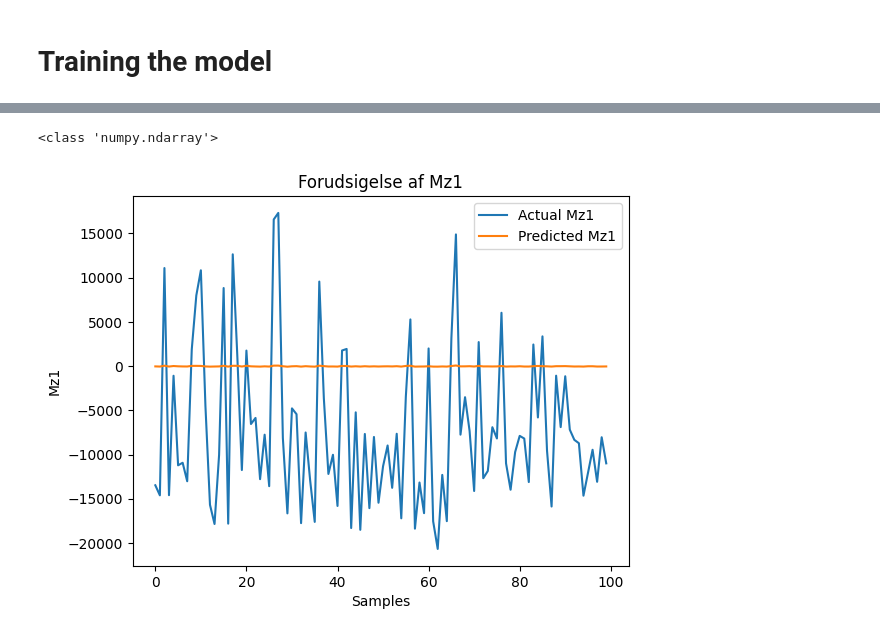
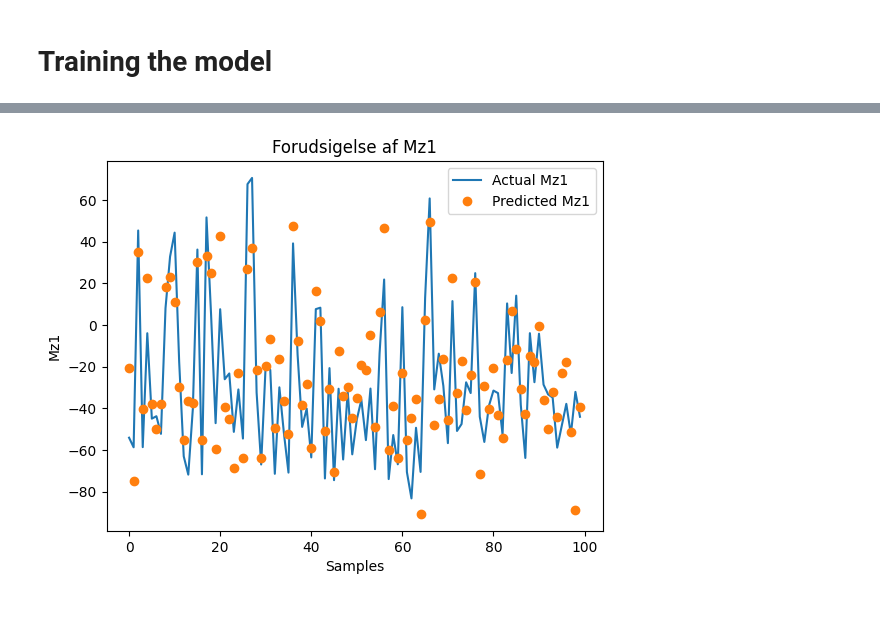
Before and after one commit to hugojjohnson/02456-deep-learning-project, a Jupyter notebook: notebooks/exploration-peter-lstm.ipynb, the cells around one changed output, grey strips where cells are left out. Saved outputs shown, nothing was run; the diff lists cells and outputs as text; code cells hidden in the pictures.

```diff
--- a/notebooks/exploration-peter-lstm.ipynb
+++ b/notebooks/exploration-peter-lstm.ipynb
@@ -93,16 +95,17 @@ print(history)
 # %%
 retrain_model = False
-model_save_path = os.path.join('models', 'peter-lstm-1.h5')
+model_save_path = os.path.join('models', 'peter-lstm-1.keras')
 
 if retrain_model == False and os.path.exists(model_save_path):
     get_custom_objects().update({'RBFLayer': RBFLayer, 'mse': MeanSquaredError})
     model = load_model(model_save_path)
     print("Loaded model from disk")
 else:
-    history = model.fit(X_train, y_train, epochs=1, batch_size=32, validation_split=0.2, verbose=1)
+    history = model.fit(X_train, y_train, epochs=1, batch_size=2048, validation_split=0.2, verbose=1)
     model.save(model_save_path)
-    print("Generated and saved model to .h5 file")
+    print("Generated and saved model to .keras file")
 
+# history = model.fit(X_train, y_train, epochs=1, batch_size=32, validation_split=0.2, verbose=1)
 
 
 # Forudsig output for testdata
@@ -114,6 +117,10 @@ y_pred = scaler_y.inverse_transform(y_pred)
 y_test = scaler_y.inverse_transform(y_test)
 
 # Beregn MSE
-mse = MeanSquaredError(y_test, y_pred)
-print("Mean Squared Error på testdata:", mse)
+mse = tf.keras.losses.MeanSquaredError()
+mse_value = mse(y_test, y_pred).numpy()
+print("Mean Squared Error på testdata:", mse_value)
+
+# mse = MeanSquaredError(y_test, y_pred)
+# print("Mean Squared Error på testdata:", mse)
 # %% [output]
@@ -124,35 +130,35 @@ ValueError: The truth value of an array with more than one element is ambiguous.
 # %%
-print(type(y_pred[:10]))
+# # Mz1
+# # plt.subplot(1, 3, 1)
+# plt.plot(y_test[:, 1][:100], label='Actual Mz1')
+# plt.plot(y_pred[:, 1][:100], label='Predicted Mz1')
+# plt.xlabel('Samples')
+# plt.ylabel('Mz1')
+# plt.legend()
+# plt.title("Forudsigelse af Mz1")
 
-# Mz1
-# plt.subplot(1, 3, 1)
-plt.plot(y_test[:, 1][:100], label='Actual Mz1')
-plt.plot(y_pred[:, 1][:100], label='Predicted Mz1')
-plt.xlabel('Samples')
-plt.ylabel('Mz1')
-plt.legend()
-plt.title("Forudsigelse af Mz1")
+
+src.plots.evaluate_predictions(y_pred[:, 1][:100], y_test[:, 1][:100])
 
 # # Mz2
 # plt.subplot(1, 3, 2)
 # plt.plot(y_test[:, 1], label='Actual Mz2')
 # plt.plot(y_pred[:, 1], label='Predicted Mz2')
 # plt.xlabel('Samples')
 # plt.ylabel('Mz2')
 # plt.legend()
 # plt.title("Forudsigelse af Mz2")
 
 # # Mz3
 # plt.subplot(1, 3, 3)
 # plt.plot(y_test[:, 2], label='Actual Mz3')
 # plt.plot(y_pred[:, 2], label='Predicted Mz3')
 # plt.xlabel('Samples')
 # plt.ylabel('Mz3')
 # plt.legend()
 # plt.title("Forudsigelse af Mz3")
 
 # plt.tight_layout()
 plt.show()
 # %% [output]
-<class 'numpy.ndarray'>
-[figure, old version]
+[figure, new version]
```
Also changed, not shown: parts of 4 cells of this notebook, 4 other files.
